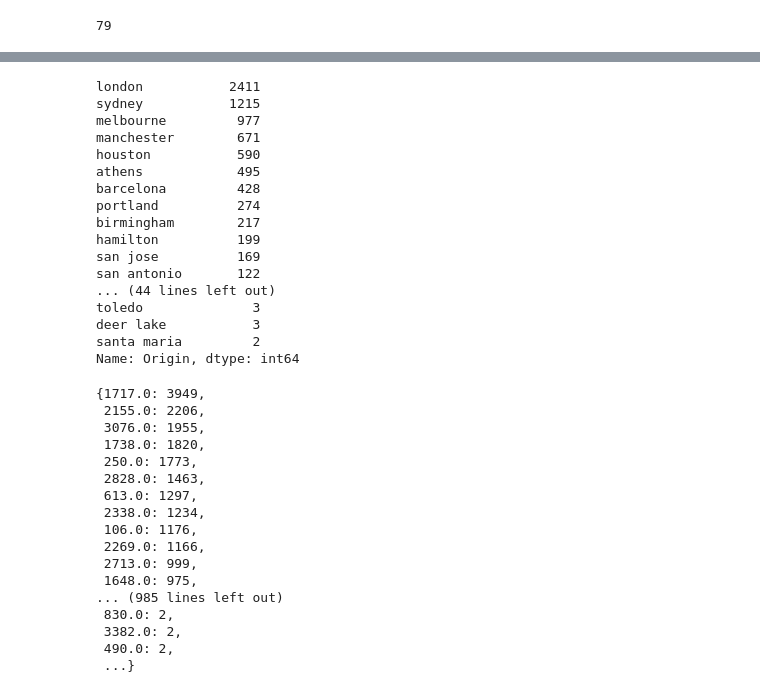
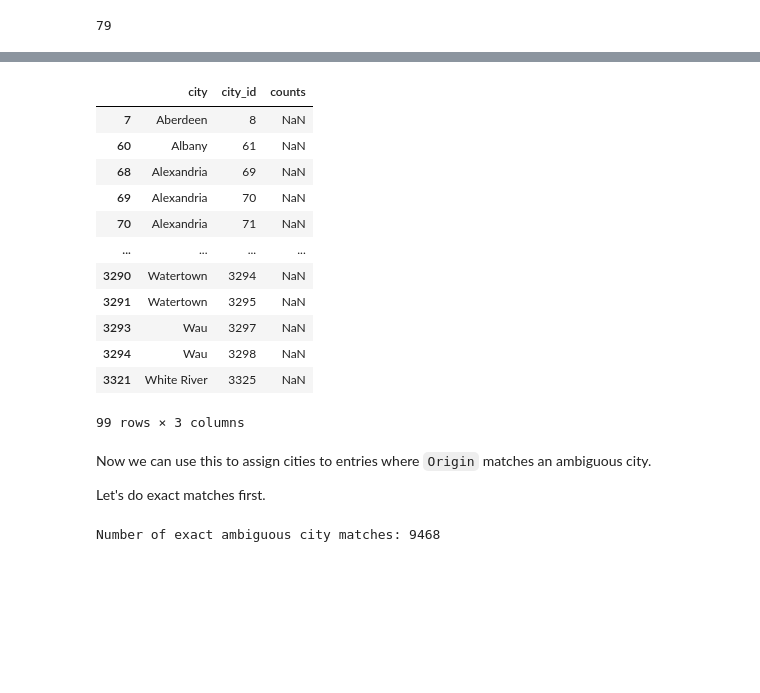
Before and after one commit to paulabondoc/airline-ratings-data-project, a Jupyter notebook: Script1 - Data_cleaning.ipynb, the cells around one changed output, grey strips where cells are left out. Saved outputs shown, nothing was run; the diff lists cells and outputs as text; code cells hidden in the pictures; blank space fills up the shorter version.

Commit message:
Find exact matches of ambiguous city names that can be matched

```diff
--- a/Script1 - Data_cleaning.ipynb
+++ b/Script1 - Data_cleaning.ipynb
@@ -1449,0 +1432,5 @@ len(ambiguous_cities)
+# %%
+city_names_with_counts = pd.DataFrame(zip(cities['city'], cities['city_id'], cities['city_id'].map(current_city_counts)))
+city_names_with_counts.rename(columns={0: 'city', 1: 'city_id', 2: 'counts'}, inplace=True)
+city_names_with_counts = city_names_with_counts[city_names_with_counts['city'].isin(ambiguous_cities)]
+city_names_with_counts
@@ -1450,42 +1451,25 @@ len(ambiguous_cities)
+# %%
+city_names_with_counts[city_names_with_counts['counts'].isna()]
+# %% [output]
+|  | city | city_id | counts |
+| 7 | Aberdeen | 8 | NaN |
+| 60 | Albany | 61 | NaN |
+| 68 | Alexandria | 69 | NaN |
+| 69 | Alexandria | 70 | NaN |
+| 70 | Alexandria | 71 | NaN |
+| ... | ... | ... | ... |
+| 3290 | Watertown | 3294 | NaN |
+| 3291 | Watertown | 3295 | NaN |
+| 3293 | Wau | 3297 | NaN |
+| 3294 | Wau | 3298 | NaN |
+| 3321 | White River | 3325 | NaN |
+99 rows × 3 columns
+# %% [markdown]
+Now we can use this to assign cities to entries where `Origin` matches an ambiguous city.
+
+Let's do exact matches first.
 # %%
-ambiguous_counts = dataset_with_origin_city[dataset_with_origin_city['Origin'].str.fullmatch(ambiguous_cities_regex, case=False)]['Origin'].str.lower().value_counts()
-ambiguous_counts[ambiguous_counts > 1]
+ambiguous_city_exact_index = dataset_with_origin_city.index[dataset_with_origin_city['Origin'].str.fullmatch(ambiguous_cities_regex, case=False)]
+print("Number of exact ambiguous city matches:", len(ambiguous_city_exact_index))
 # %% [output]
-london           2411
-sydney           1215
-melbourne         977
-manchester        671
-houston           590
-athens            495
-barcelona         428
-portland          274
-birmingham        217
-hamilton          199
-san jose          169
-san antonio       122
-... (44 lines left out)
-toledo              3
-deer lake           3
-santa maria         2
-Name: Origin, dtype: int64
+Number of exact ambiguous city matches: 9468
-# %%
-current_city_counts = dataset_with_origin_city['OriginCityId'].dropna().value_counts().to_dict()
-current_city_counts
-# %% [output]
-{1717.0: 3949,
- 2155.0: 2206,
- 3076.0: 1955,
- 1738.0: 1820,
- 250.0: 1773,
- 2828.0: 1463,
- 613.0: 1297,
- 2338.0: 1234,
- 106.0: 1176,
- 2269.0: 1166,
- 2713.0: 999,
- 1648.0: 975,
-... (985 lines left out)
- 830.0: 2,
- 3382.0: 2,
- 490.0: 2,
- ...}
```
Also changed, not shown: parts of 15 cells of this notebook.
